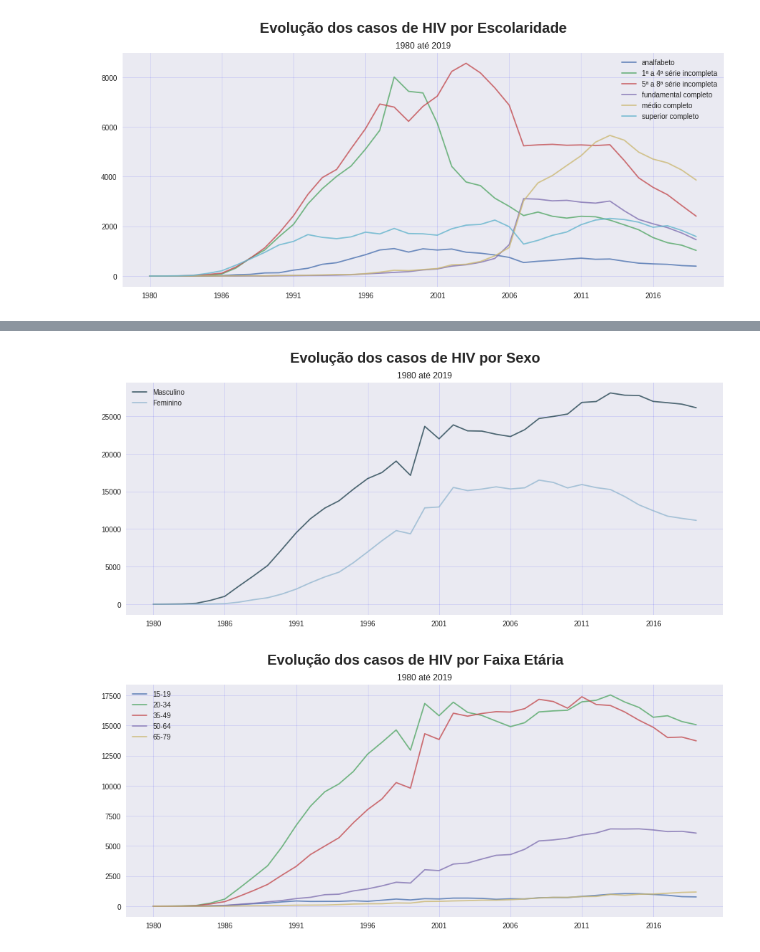
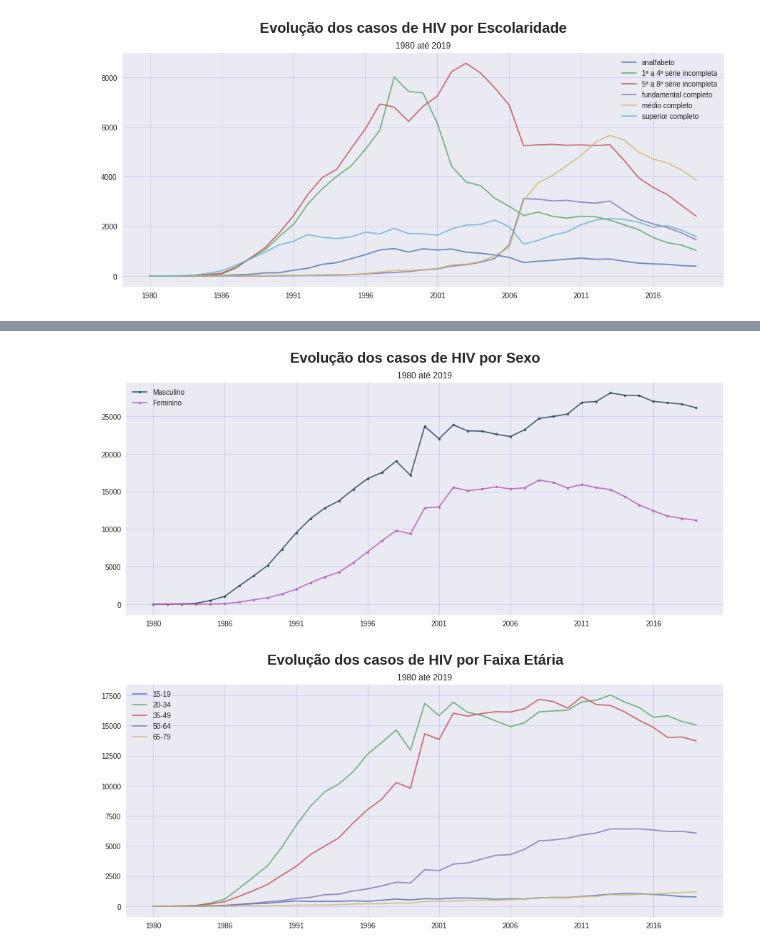
Before and after one commit to JuniorTorresMTJ/Projeto_DeuPositivo, a Jupyter notebook: Teste_hiv.ipynb, the cells around one changed output, grey strips where cells are left out. Cells and saved outputs as stored; diff of their text form; code cells hidden in the pictures.

```diff
--- a/Teste_hiv.ipynb
+++ b/Teste_hiv.ipynb
@@ -307,15 +327,15 @@ plt.show()
 # %%
 evo_sexo = df_sexo.set_index('Sexo')
 # %%
-colors4 = ['#264653','#95b8d1']
-ax = evo_sexo .T.plot(alpha=0.8, figsize =(15,6), color = colors4 )
+colors4 = ['#264653','#b75bb7']
+ax = evo_sexo .T.plot(alpha=0.8, figsize =(15,6), color = colors4, marker = '.')
 ax.grid(color='b', linestyle='-', linewidth=1, alpha = 0.1)
 plt.title("1980 até 2019")
 plt.suptitle("Evolução dos casos de HIV por Sexo", size=20, weight='bold' )
 ax.legend()
 plt.show()
 # %% [output]
-[figure, old version]
+[figure, new version]
 # %%
 evo_etaria =  df_etária.set_index('Fx. Etária(SINAN)')
 # %%
```
Also changed, not shown: parts of 10 cells of this notebook.
